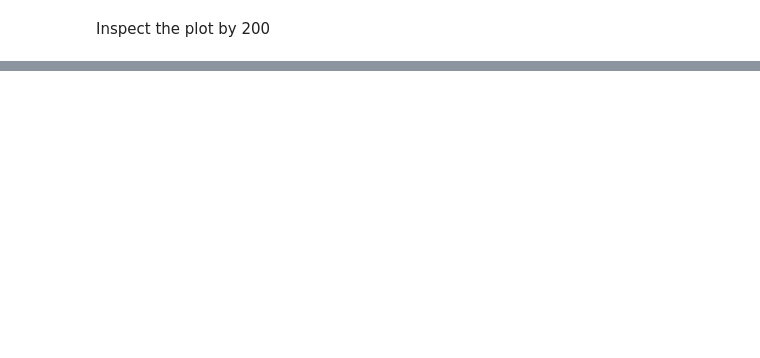
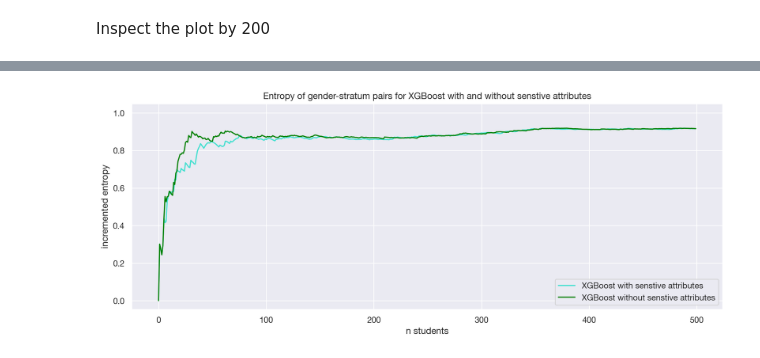
Before and after one commit to s183910/Bachelor_Gabi_Kat, a Jupyter notebook: Notebooks/Basic_dists/Baselines real.ipynb, the cells around one changed output, grey strips where cells are left out. Saved outputs shown, nothing was run; the diff lists cells and outputs as text; code cells hidden in the pictures; blank space fills up the shorter version.

```diff
--- a/Notebooks/Basic_dists/Baselines real.ipynb
+++ b/Notebooks/Basic_dists/Baselines real.ipynb
@@ -680,0 +803,79 @@ plt.show()
+# %%
+# Function creating gender-startum pair = sg_pair
+def sgpair_func(gen, strat):
+    #combines startum number and binary gender number in a string:
+    for i in range(1,7):
+        if gen==1 and strat == "Stratum_{}".format(i):
+            return "{}_1".format(i)
+        elif gen==0 and strat == "Stratum_{}".format(i):
+            return "{}_0".format(i)
+        else:
+            None
+
+## XGBOOST with sensitive attributes
+
+#stratum gender pair column
+df_xgb_vanilla["sg_pair"] = df_xgb_vanilla.apply(lambda x: sgpair_func(x['GENDER_bin'], x['STRATUM']), axis=1)
+
+#For each row incremented, get ratio of sg-pair(s) and add to df
+data_value_counts = []
+for i in range(1,len(df_xgb_vanilla)+1):
+    data_value_counts.append(np.array([df_xgb_vanilla["sg_pair"][:i].value_counts(normalize=True)]))
+
+df_xgb_vanilla["value_counts_col"] = data_value_counts
+
+#For each row incremented, get entropy of sg-pair(s) and add to df
+data_entropy = []
+for i in range(len(df_xgb_vanilla)):
+    data_entropy.append(-(df_xgb_vanilla["value_counts_col"][i]*np.log10(df_xgb_vanilla["value_counts_col"][i])).sum())
+
+
+df_xgb_vanilla["entropy_col"] = data_entropy
+
+
+
+## XGBOOST without sensitive attributes
+
+#stratum gender pair column
+df_xgb_wo["sg_pair"] = df_xgb_wo.apply(lambda x: sgpair_func(x['GENDER_bin'], x['STRATUM']), axis=1)
+
+#For each row incremented, get ratio of sg-pair(s) and add to df
+data_value_counts = []
+for i in range(1,len(df_xgb_wo)+1):
+    data_value_counts.append(np.array([df_xgb_wo["sg_pair"][:i].value_counts(normalize=True)]))
+
+df_xgb_wo["value_counts_col"] = data_value_counts
+
+#For each row incremented, get entropy of sg-pair(s) and add to df
+data_entropy = []
+for i in range(len(df_xgb_wo)):
+    data_entropy.append(-(df_xgb_wo["value_counts_col"][i]*np.log10(df_xgb_wo["value_counts_col"][i])).sum())
+
+
+df_xgb_wo["entropy_col"] = data_entropy
+
+
+
+## PLOT TOGETHER
+
+#apply new column of cumsum+1
+df_xgb_vanilla["n_students"] = range(len(df_xgb_vanilla))
+df_xgb_wo["n_students"] = range(len(df_xgb_wo))
+
+
+
+# mergesort entropy of gender
+sns.lineplot(x="n_students", y="entropy_col", data=df_xgb_vanilla[:500], color="turquoise") #with
+sns.lineplot(x="n_students", y="entropy_col", data=df_xgb_wo[:500], color="green") #without
+
+
+plt.title("Entropy of gender-stratum pairs for XGBoost with and without senstive attributes")
+plt.xlabel('n students')
+plt.ylabel('incremented entropy')
+x1,x2,y1,y2 = plt.axis()
+plt.axis((x1,x2,y1,1.05))
+plt.legend(["XGBoost with senstive attributes", "XGBoost without senstive attributes"], loc ="lower right")
+
+plt.show()
+# %% [output]
+[figure, added]
```
Also changed, not shown: parts of 43 cells of this notebook, 2 other files.
